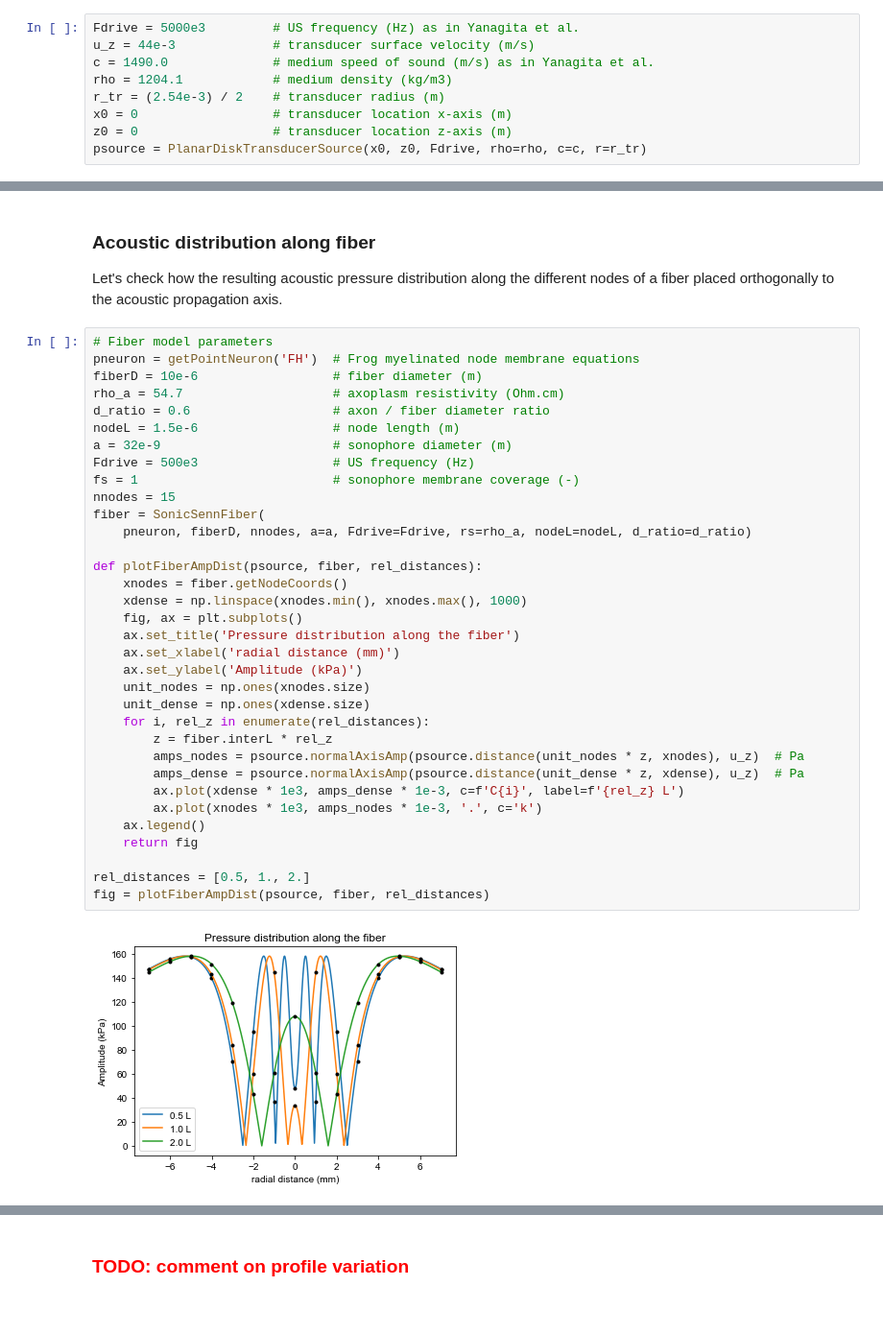
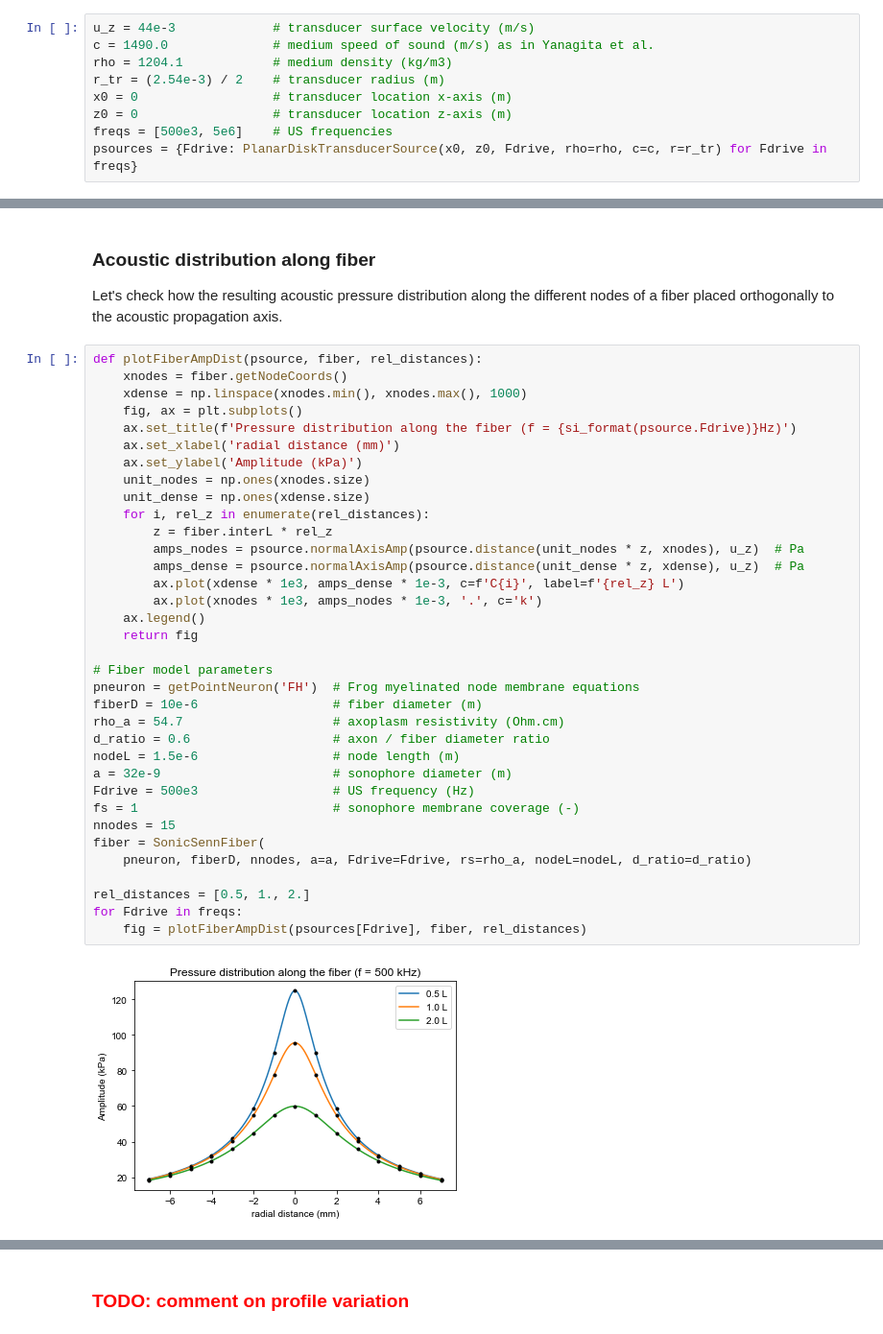
Before and after one commit to tjjlemaire/MorphoSONIC, a Jupyter notebook: notebooks/SENN model - distant sonication.ipynb, the cells around one changed output, grey strips where cells are left out. Shown at 96% size. Cells and saved outputs as stored; diff of their text form.

```diff
--- a/notebooks/SENN model - distant sonication.ipynb
+++ b/notebooks/SENN model - distant sonication.ipynb
@@ -30,14 +32,14 @@ The key idea of the paper is to calculate the acoustic pressure in the observati
 
 Let's define a planar disk transducer at a given 2D location to represent our acoustic source.
 # %%
-Fdrive = 5000e3         # US frequency (Hz) as in Yanagita et al.
 u_z = 44e-3             # transducer surface velocity (m/s)
 c = 1490.0              # medium speed of sound (m/s) as in Yanagita et al.
 rho = 1204.1            # medium density (kg/m3)
 r_tr = (2.54e-3) / 2    # transducer radius (m)
 x0 = 0                  # transducer location x-axis (m)
 z0 = 0                  # transducer location z-axis (m)
-psource = PlanarDiskTransducerSource(x0, z0, Fdrive, rho=rho, c=c, r=r_tr)
+freqs = [500e3, 5e6]    # US frequencies
+psources = {Fdrive: PlanarDiskTransducerSource(x0, z0, Fdrive, rho=rho, c=c, r=r_tr) for Fdrive in freqs}
 # %% [markdown]
 ### 2D acoustic field
 
@@ -84,38 +94,39 @@ However, we can see that the pressure amplitudes distributions along the differe
 
 Let's check how the resulting acoustic pressure distribution along the different nodes of a fiber placed orthogonally to the acoustic propagation axis.
 # %%
+def plotFiberAmpDist(psource, fiber, rel_distances):
+    xnodes = fiber.getNodeCoords()
+    xdense = np.linspace(xnodes.min(), xnodes.max(), 1000)
+    fig, ax = plt.subplots()
+    ax.set_title(f'Pressure distribution along the fiber (f = {si_format(psource.Fdrive)}Hz)')
+    ax.set_xlabel('radial distance (mm)')
+    ax.set_ylabel('Amplitude (kPa)')
+    unit_nodes = np.ones(xnodes.size)
+    unit_dense = np.ones(xdense.size)
+    for i, rel_z in enumerate(rel_distances):
+        z = fiber.interL * rel_z
+        amps_nodes = psource.normalAxisAmp(psource.distance(unit_nodes * z, xnodes), u_z)  # Pa
+        amps_dense = psource.normalAxisAmp(psource.distance(unit_dense * z, xdense), u_z)  # Pa
+        ax.plot(xdense * 1e3, amps_dense * 1e-3, c=f'C{i}', label=f'{rel_z} L')
+        ax.plot(xnodes * 1e3, amps_nodes * 1e-3, '.', c='k')
+    ax.legend()
+    return fig
+
 # Fiber model parameters
 pneuron = getPointNeuron('FH')  # Frog myelinated node membrane equations
 fiberD = 10e-6                  # fiber diameter (m)
 rho_a = 54.7                    # axoplasm resistivity (Ohm.cm)
 d_ratio = 0.6                   # axon / fiber diameter ratio
 nodeL = 1.5e-6                  # node length (m)
 a = 32e-9                       # sonophore diameter (m)
 Fdrive = 500e3                  # US frequency (Hz)
 fs = 1                          # sonophore membrane coverage (-)
 nnodes = 15
 fiber = SonicSennFiber(
     pneuron, fiberD, nnodes, a=a, Fdrive=Fdrive, rs=rho_a, nodeL=nodeL, d_ratio=d_ratio)
 
-def plotFiberAmpDist(psource, fiber, rel_distances):
-    xnodes = fiber.getNodeCoords()
-    xdense = np.linspace(xnodes.min(), xnodes.max(), 1000)
-    fig, ax = plt.subplots()
-    ax.set_title('Pressure distribution along the fiber')
-    ax.set_xlabel('radial distance (mm)')
-    ax.set_ylabel('Amplitude (kPa)')
-    unit_nodes = np.ones(xnodes.size)
-    unit_dense = np.ones(xdense.size)
-    for i, rel_z in enumerate(rel_distances):
-        z = fiber.interL * rel_z
-        amps_nodes = psource.normalAxisAmp(psource.distance(unit_nodes * z, xnodes), u_z)  # Pa
-        amps_dense = psource.normalAxisAmp(psource.distance(unit_dense * z, xdense), u_z)  # Pa
-        ax.plot(xdense * 1e3, amps_dense * 1e-3, c=f'C{i}', label=f'{rel_z} L')
-        ax.plot(xnodes * 1e3, amps_nodes * 1e-3, '.', c='k')
-    ax.legend()
-    return fig
-
 rel_distances = [0.5, 1., 2.]
-fig = plotFiberAmpDist(psource, fiber, rel_distances)
+for Fdrive in freqs:
+    fig = plotFiberAmpDist(psources[Fdrive], fiber, rel_distances)
 # %% [output]
-[figure, old version]
+[figure, new version]
```
Also changed, not shown: parts of 10 cells of this notebook, 1 other file.
